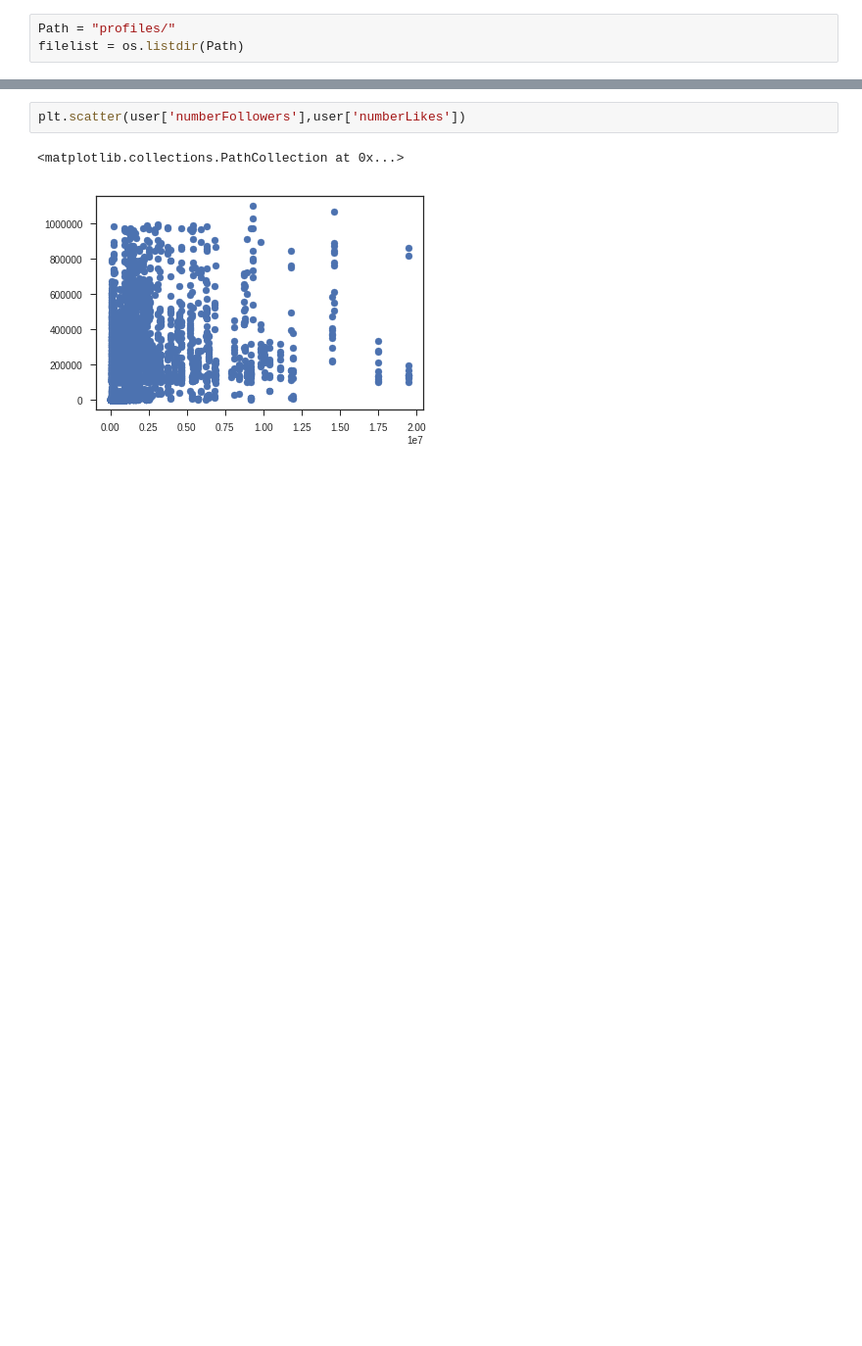
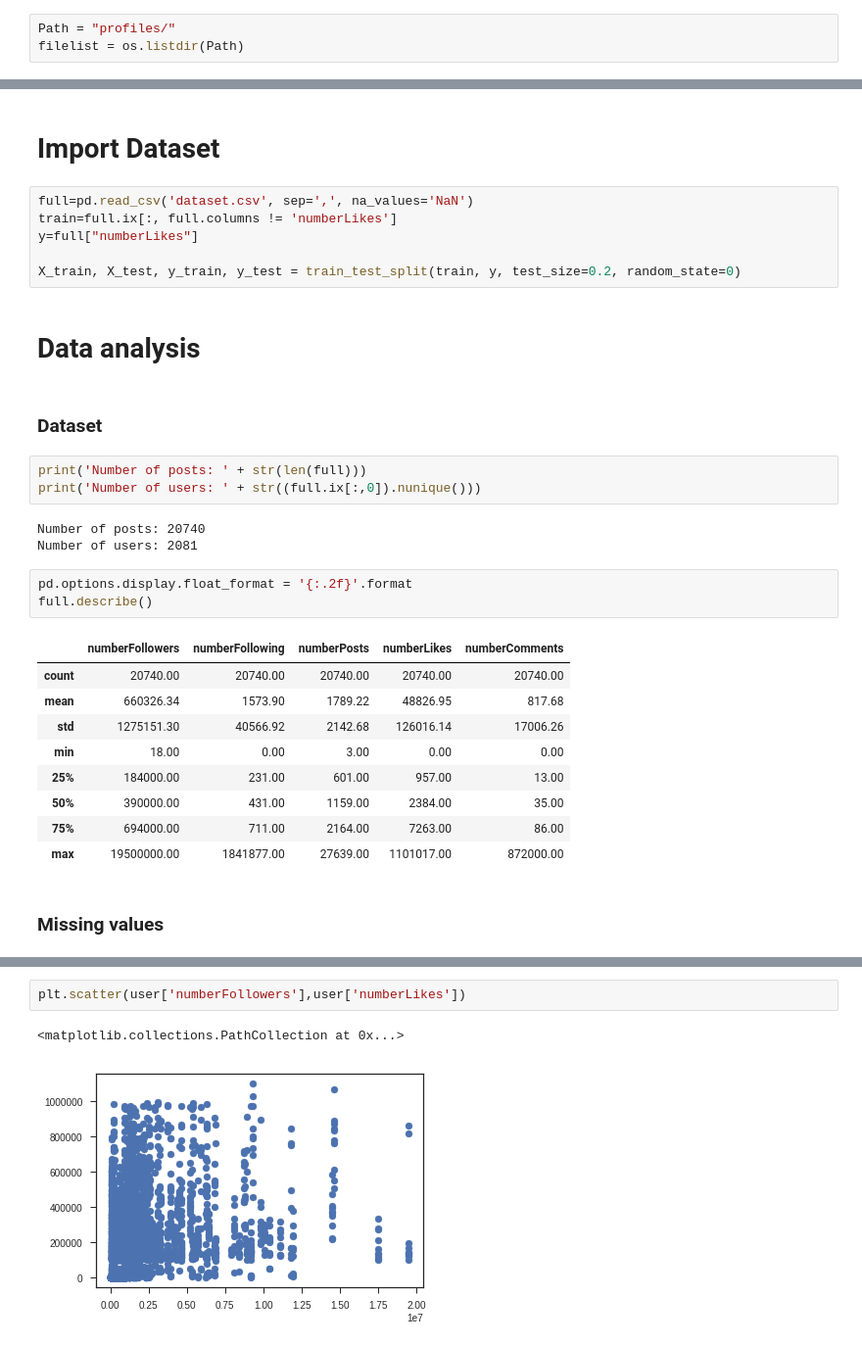
Before and after one commit to gvsi/instagram-like-predictor, a Jupyter notebook: GenerateDataset.ipynb, the cells around one changed output, grey strips where cells are left out. Shown: that part at 98% size. Cells and saved outputs as stored; diff of their text form; blank space fills up the shorter version.

```diff
--- a/GenerateDataset.ipynb
+++ b/GenerateDataset.ipynb
@@ -81,0 +92,33 @@ dataset.to_csv('dataset.csv', index=False)
+# %% [markdown]
+# Import Dataset
+# %%
+full=pd.read_csv('dataset.csv', sep=',', na_values='NaN')
+train=full.ix[:, full.columns != 'numberLikes']
+y=full["numberLikes"]
+
+X_train, X_test, y_train, y_test = train_test_split(train, y, test_size=0.2, random_state=0)
+# %% [markdown]
+# Data analysis
+# %% [markdown]
+### Dataset
+# %%
+print('Number of posts: ' + str(len(full)))
+print('Number of users: ' + str((full.ix[:,0]).nunique()))
+# %% [output]
+Number of posts: 20740
+Number of users: 2081
+# %%
+pd.options.display.float_format = '{:.2f}'.format
+full.describe()
+# %% [output]
+|  | numberFollowers | numberFollowing | numberPosts | numberLikes | numberComments |
+| count | 20740.00 | 20740.00 | 20740.00 | 20740.00 | 20740.00 |
+| mean | 660326.34 | 1573.90 | 1789.22 | 48826.95 | 817.68 |
+| std | 1275151.30 | 40566.92 | 2142.68 | 126016.14 | 17006.26 |
+| min | 18.00 | 0.00 | 3.00 | 0.00 | 0.00 |
+| 25% | 184000.00 | 231.00 | 601.00 | 957.00 | 13.00 |
+| 50% | 390000.00 | 431.00 | 1159.00 | 2384.00 | 35.00 |
+| 75% | 694000.00 | 711.00 | 2164.00 | 7263.00 | 86.00 |
+| max | 19500000.00 | 1841877.00 | 27639.00 | 1101017.00 | 872000.00 |
+# %% [markdown]
+### Missing values
```
Also changed, not shown: parts of 18 cells of this notebook, 3 other files.
